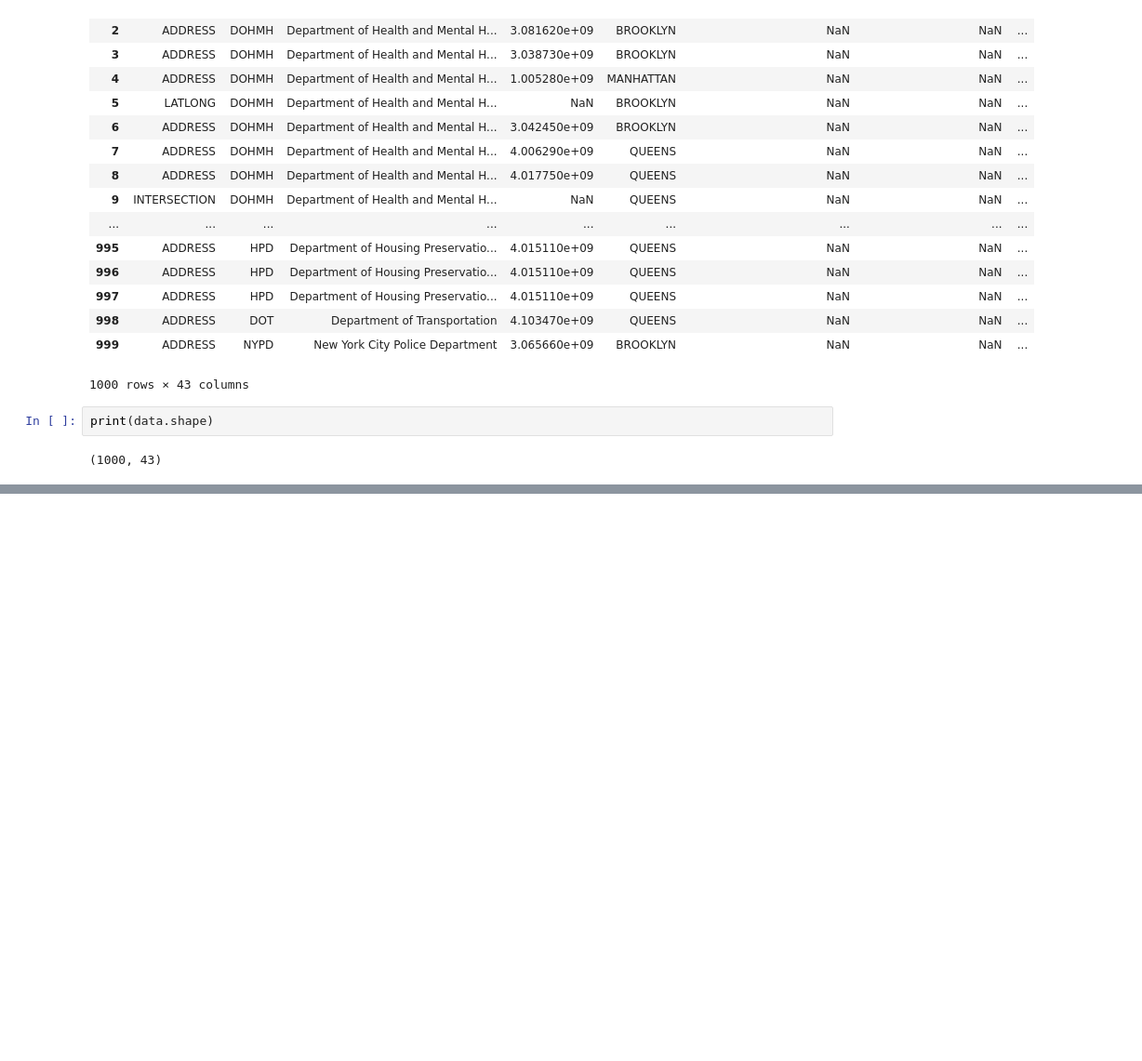
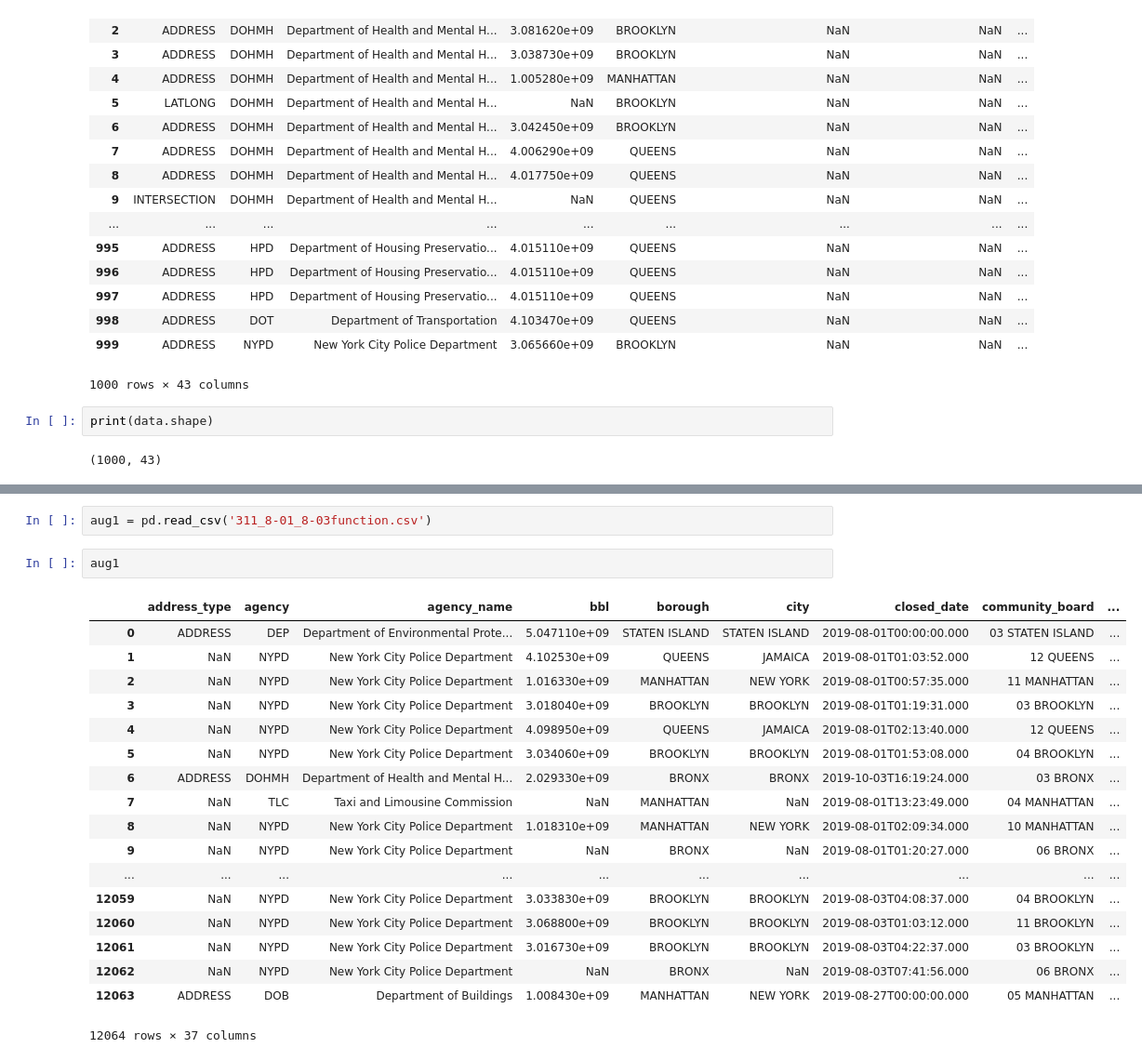
Before and after one commit to whohuhwhat/311_pt4, a Jupyter notebook: Function.ipynb, the cells around one changed output, grey strips where cells are left out. Shown at 93% size. Saved outputs shown, nothing was run; the diff lists cells and outputs as text; blank space fills up the shorter version.

```diff
--- a/Function.ipynb
+++ b/Function.ipynb
@@ -201,0 +226,23 @@ aug11
+# %%
+aug1 = pd.read_csv('311_8-01_8-03function.csv')
+# %%
+aug1
+# %% [output]
+|  | address_type | agency | agency_name | bbl | borough | city | closed_date | community_board | ... |
+| 0 | ADDRESS | DEP | Department of Environmental Prote... | 5.047110e+09 | STATEN ISLAND | STATEN ISLAND | 2019-08-01T00:00:00.000 | 03 STATEN ISLAND | ... |
+| 1 | NaN | NYPD | New York City Police Department | 4.102530e+09 | QUEENS | JAMAICA | 2019-08-01T01:03:52.000 | 12 QUEENS | ... |
+| 2 | NaN | NYPD | New York City Police Department | 1.016330e+09 | MANHATTAN | NEW YORK | 2019-08-01T00:57:35.000 | 11 MANHATTAN | ... |
+| 3 | NaN | NYPD | New York City Police Department | 3.018040e+09 | BROOKLYN | BROOKLYN | 2019-08-01T01:19:31.000 | 03 BROOKLYN | ... |
+| 4 | NaN | NYPD | New York City Police Department | 4.098950e+09 | QUEENS | JAMAICA | 2019-08-01T02:13:40.000 | 12 QUEENS | ... |
+| 5 | NaN | NYPD | New York City Police Department | 3.034060e+09 | BROOKLYN | BROOKLYN | 2019-08-01T01:53:08.000 | 04 BROOKLYN | ... |
+| 6 | ADDRESS | DOHMH | Department of Health and Mental H... | 2.029330e+09 | BRONX | BRONX | 2019-10-03T16:19:24.000 | 03 BRONX | ... |
+| 7 | NaN | TLC | Taxi and Limousine Commission | NaN | MANHATTAN | NaN | 2019-08-01T13:23:49.000 | 04 MANHATTAN | ... |
+| 8 | NaN | NYPD | New York City Police Department | 1.018310e+09 | MANHATTAN | NEW YORK | 2019-08-01T02:09:34.000 | 10 MANHATTAN | ... |
+| 9 | NaN | NYPD | New York City Police Department | NaN | BRONX | NaN | 2019-08-01T01:20:27.000 | 06 BRONX | ... |
+| ... | ... | ... | ... | ... | ... | ... | ... | ... | ... |
+| 12059 | NaN | NYPD | New York City Police Department | 3.033830e+09 | BROOKLYN | BROOKLYN | 2019-08-03T04:08:37.000 | 04 BROOKLYN | ... |
+| 12060 | NaN | NYPD | New York City Police Department | 3.068800e+09 | BROOKLYN | BROOKLYN | 2019-08-03T01:03:12.000 | 11 BROOKLYN | ... |
+| 12061 | NaN | NYPD | New York City Police Department | 3.016730e+09 | BROOKLYN | BROOKLYN | 2019-08-03T04:22:37.000 | 03 BROOKLYN | ... |
+| 12062 | NaN | NYPD | New York City Police Department | NaN | BRONX | NaN | 2019-08-03T07:41:56.000 | 06 BRONX | ... |
+| 12063 | ADDRESS | DOB | Department of Buildings | 1.008430e+09 | MANHATTAN | NEW YORK | 2019-08-27T00:00:00.000 | 05 MANHATTAN | ... |
+12064 rows × 37 columns
```
Also changed, not shown: parts of 6 cells of this notebook, 3 other files.
